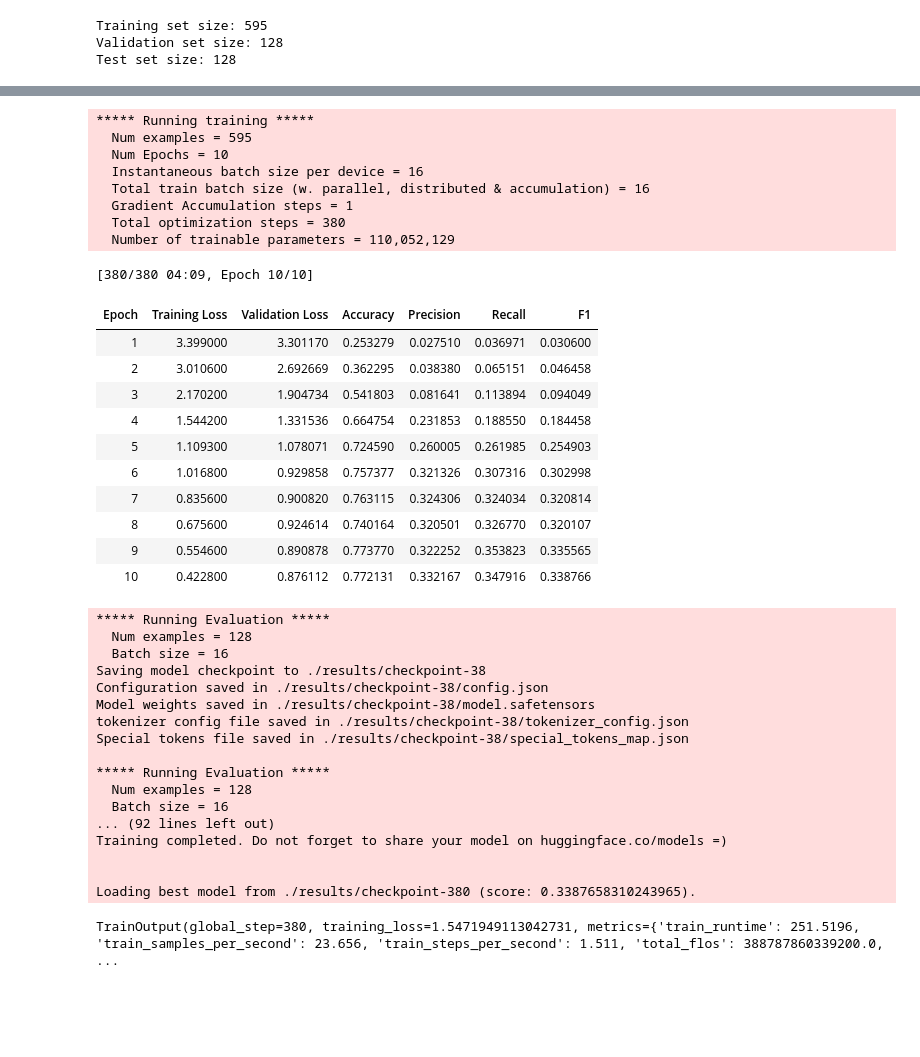
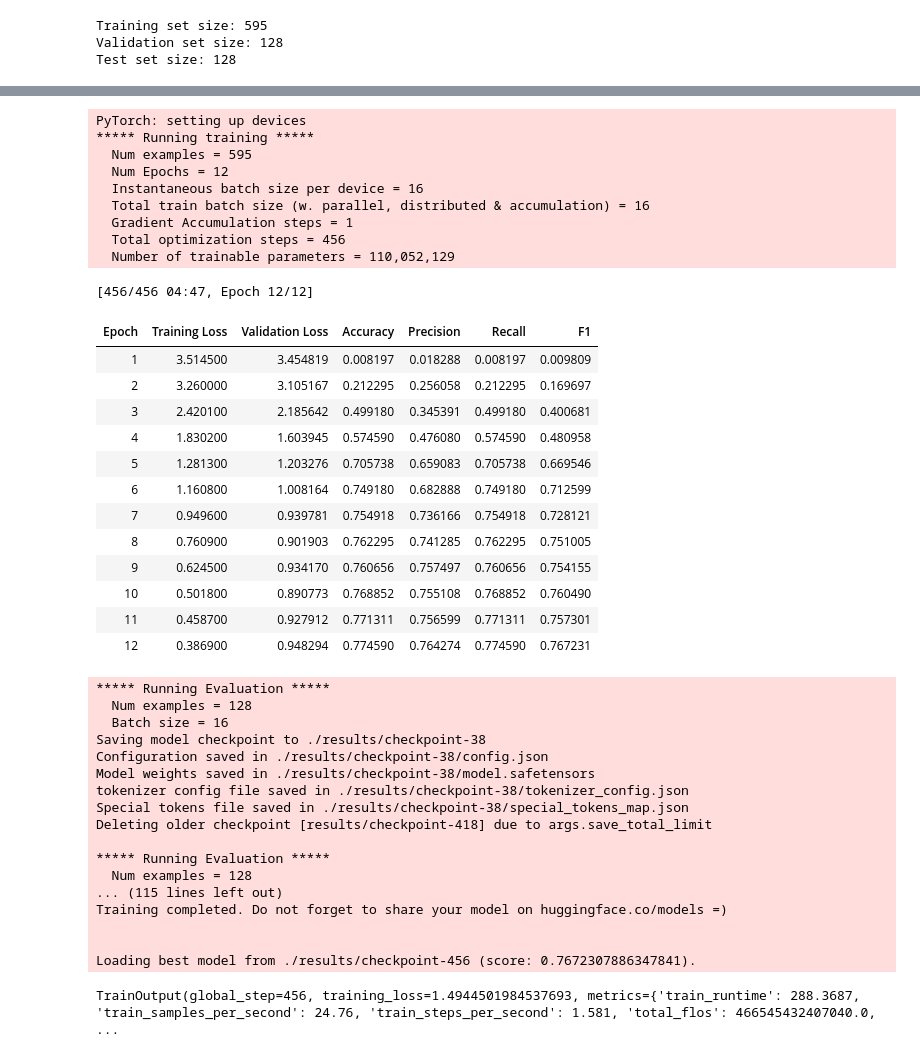
Before and after one commit to Khadiza13/POS_Attachment, a Jupyter notebook: Bangla_POS.ipynb, the cells around one changed output, grey strips where cells are left out. Drawn from its saved outputs; the diff is of its cells as text; code cells hidden in the pictures; blank space fills up the shorter version.

```diff
--- a/Bangla_POS.ipynb
+++ b/Bangla_POS.ipynb
@@ -157,7 +182,7 @@ def compute_metrics(eval_pred):
     true_labels = true_labels[valid_indices]
     pred_labels = pred_labels[valid_indices]
 
-    precision, recall, f1, _ = precision_recall_fscore_support(true_labels, pred_labels, average="macro")
+    precision, recall, f1, _ = precision_recall_fscore_support(true_labels, pred_labels, average="weighted")
     accuracy = accuracy_score(true_labels, pred_labels)
 
     return {"accuracy": accuracy, "precision": precision, "recall": recall, "f1": f1}
@@ -175,50 +200,56 @@ training_args = TrainingArguments(
     log_level="info",  # Set logging level to info
     per_device_train_batch_size=16,
     per_device_eval_batch_size=16,
-    num_train_epochs=10,
+    num_train_epochs=12,
     weight_decay=0.01,
-    learning_rate=5e-5,  # Reduced learning rate
+    learning_rate=4e-5,  # Reduced learning rate
     warmup_steps=500,
     save_total_limit=2,
     load_best_model_at_end=True,
     metric_for_best_model="f1",
     greater_is_better=True,
     report_to=[]  # Disable reporting to W&B
 )
+
+
+
 
 # Trainer
 trainer = Trainer(
     model=model,
     args=training_args,
     train_dataset=train_dataset,
     eval_dataset=valid_dataset,
     tokenizer=tokenizer,
     compute_metrics=compute_metrics,
 )
 
 # Train the model
 trainer.train()
 # %% [output]
+PyTorch: setting up devices
 ***** Running training *****
   Num examples = 595
-  Num Epochs = 10
+  Num Epochs = 12
   Instantaneous batch size per device = 16
   Total train batch size (w. parallel, distributed & accumulation) = 16
   Gradient Accumulation steps = 1
-  Total optimization steps = 380
+  Total optimization steps = 456
   Number of trainable parameters = 110,052,129
-[380/380 04:09, Epoch 10/10]
+[456/456 04:47, Epoch 12/12]
 | Epoch | Training Loss | Validation Loss | Accuracy | Precision | Recall | F1 |
-| 1 | 3.399000 | 3.301170 | 0.253279 | 0.027510 | 0.036971 | 0.030600 |
-| 2 | 3.010600 | 2.692669 | 0.362295 | 0.038380 | 0.065151 | 0.046458 |
-| 3 | 2.170200 | 1.904734 | 0.541803 | 0.081641 | 0.113894 | 0.094049 |
-| 4 | 1.544200 | 1.331536 | 0.664754 | 0.231853 | 0.188550 | 0.184458 |
-| 5 | 1.109300 | 1.078071 | 0.724590 | 0.260005 | 0.261985 | 0.254903 |
-| 6 | 1.016800 | 0.929858 | 0.757377 | 0.321326 | 0.307316 | 0.302998 |
-| 7 | 0.835600 | 0.900820 | 0.763115 | 0.324306 | 0.324034 | 0.320814 |
-| 8 | 0.675600 | 0.924614 | 0.740164 | 0.320501 | 0.326770 | 0.320107 |
-| 9 | 0.554600 | 0.890878 | 0.773770 | 0.322252 | 0.353823 | 0.335565 |
-| 10 | 0.422800 | 0.876112 | 0.772131 | 0.332167 | 0.347916 | 0.338766 |
+| 1 | 3.514500 | 3.454819 | 0.008197 | 0.018288 | 0.008197 | 0.009809 |
+| 2 | 3.260000 | 3.105167 | 0.212295 | 0.256058 | 0.212295 | 0.169697 |
+| 3 | 2.420100 | 2.185642 | 0.499180 | 0.345391 | 0.499180 | 0.400681 |
+| 4 | 1.830200 | 1.603945 | 0.574590 | 0.476080 | 0.574590 | 0.480958 |
+| 5 | 1.281300 | 1.203276 | 0.705738 | 0.659083 | 0.705738 | 0.669546 |
+| 6 | 1.160800 | 1.008164 | 0.749180 | 0.682888 | 0.749180 | 0.712599 |
+| 7 | 0.949600 | 0.939781 | 0.754918 | 0.736166 | 0.754918 | 0.728121 |
+| 8 | 0.760900 | 0.901903 | 0.762295 | 0.741285 | 0.762295 | 0.751005 |
+| 9 | 0.624500 | 0.934170 | 0.760656 | 0.757497 | 0.760656 | 0.754155 |
+| 10 | 0.501800 | 0.890773 | 0.768852 | 0.755108 | 0.768852 | 0.760490 |
+| 11 | 0.458700 | 0.927912 | 0.771311 | 0.756599 | 0.771311 | 0.757301 |
+| 12 | 0.386900 | 0.948294 | 0.774590 | 0.764274 | 0.774590 | 0.767231 |
 ***** Running Evaluation *****
   Num examples = 128
   Batch size = 16
@@ -227,16 +258,16 @@ Configuration saved in ./results/checkpoint-38/config.json
 Model weights saved in ./results/checkpoint-38/model.safetensors
 tokenizer config file saved in ./results/checkpoint-38/tokenizer_config.json
 Special tokens file saved in ./results/checkpoint-38/special_tokens_map.json
+Deleting older checkpoint [results/checkpoint-418] due to args.save_total_limit
 
 ***** Running Evaluation *****
   Num examples = 128
-  Batch size = 16
-... (92 lines left out)
+... (115 lines left out)
 Training completed. Do not forget to share your model on huggingface.co/models =)
 
 
-Loading best model from ./results/checkpoint-380 (score: 0.3387658310243965).
+Loading best model from ./results/checkpoint-456 (score: 0.7672307886347841).
-TrainOutput(global_step=380, training_loss=1.5471949113042731, metrics={'train_runtime': 251.5196, 'train_samples_per_second': 23.656, 'train_steps_per_second': 1.511, 'total_flos': 388787860339200.0, ...
+TrainOutput(global_step=456, training_loss=1.4944501984537693, metrics={'train_runtime': 288.3687, 'train_samples_per_second': 24.76, 'train_steps_per_second': 1.581, 'total_flos': 466545432407040.0,  ...
 # %%
 results = trainer.evaluate(test_dataset)
 
```
Also changed, not shown: parts of 8 cells of this notebook.
